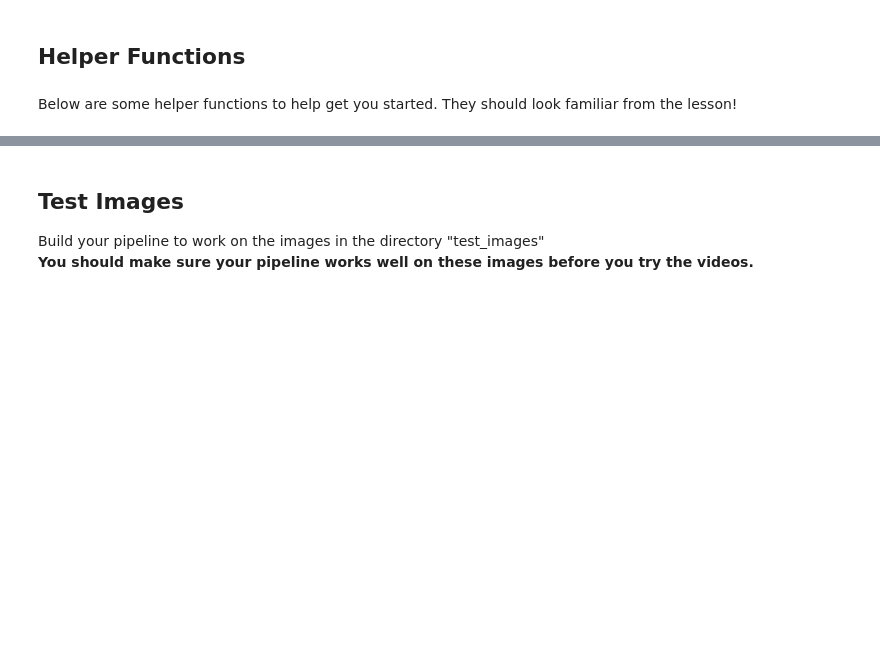
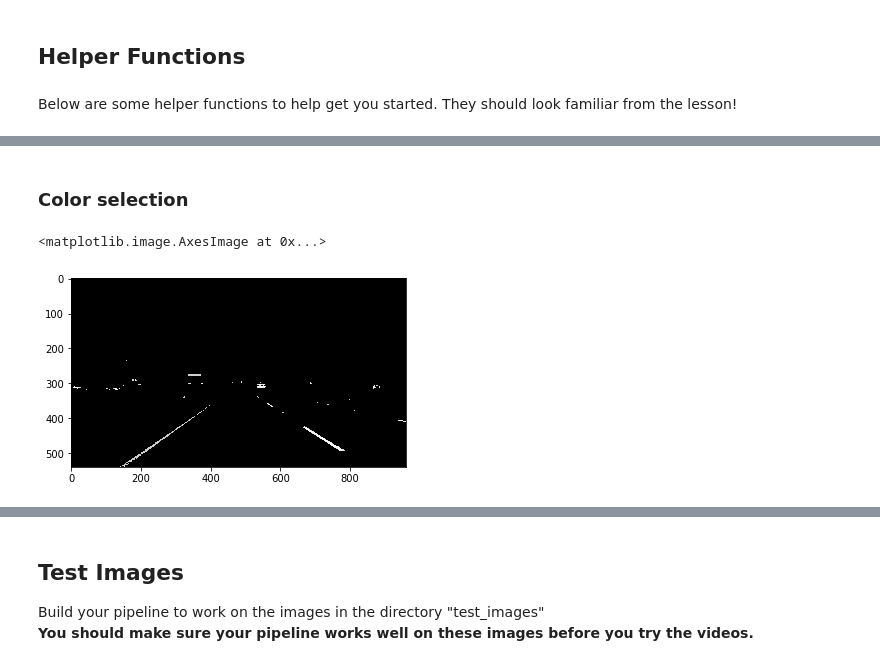
Before and after one commit to Maria452/Udacity-1-LaneLines, a Jupyter notebook: P1.ipynb, the cells around one changed output, grey strips where cells are left out. Drawn from its saved outputs; the diff is of its cells as text; code cells hidden in the pictures; blank space fills up the shorter version.

```diff
--- a/P1.ipynb
+++ b/P1.ipynb
@@ -221,0 +270,12 @@ def weighted_img(img, initial_img, α=0.8, β=1., γ=0.):
+# %% [markdown]
+### Color selection
+# %%
+threshold_color = 200
+color_mask = threshold_color > im_gray
+
+im_color = np.copy(im_gray)
+im_color[color_mask] = 0
+plt.imshow(im_color, cmap="gray")
+# %% [output]
+<matplotlib.image.AxesImage at 0x...>
+[figure, added]
```
Also changed, not shown: parts of 41 cells of this notebook, 8 other files.
